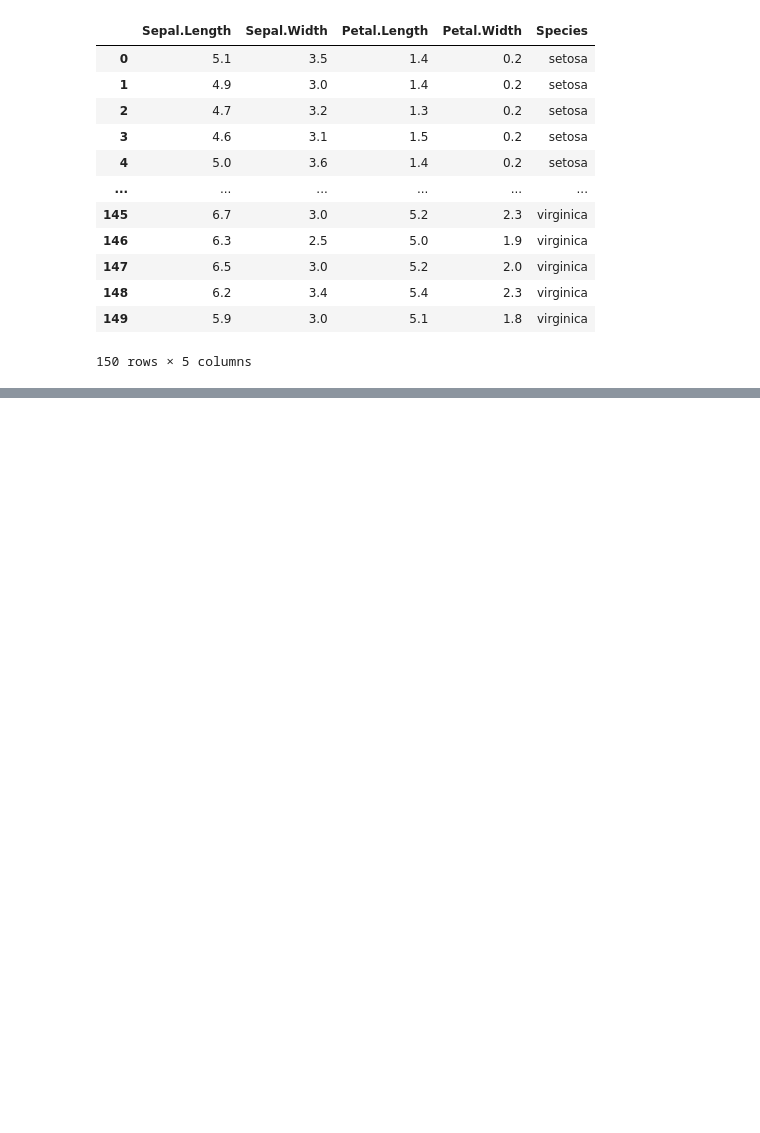
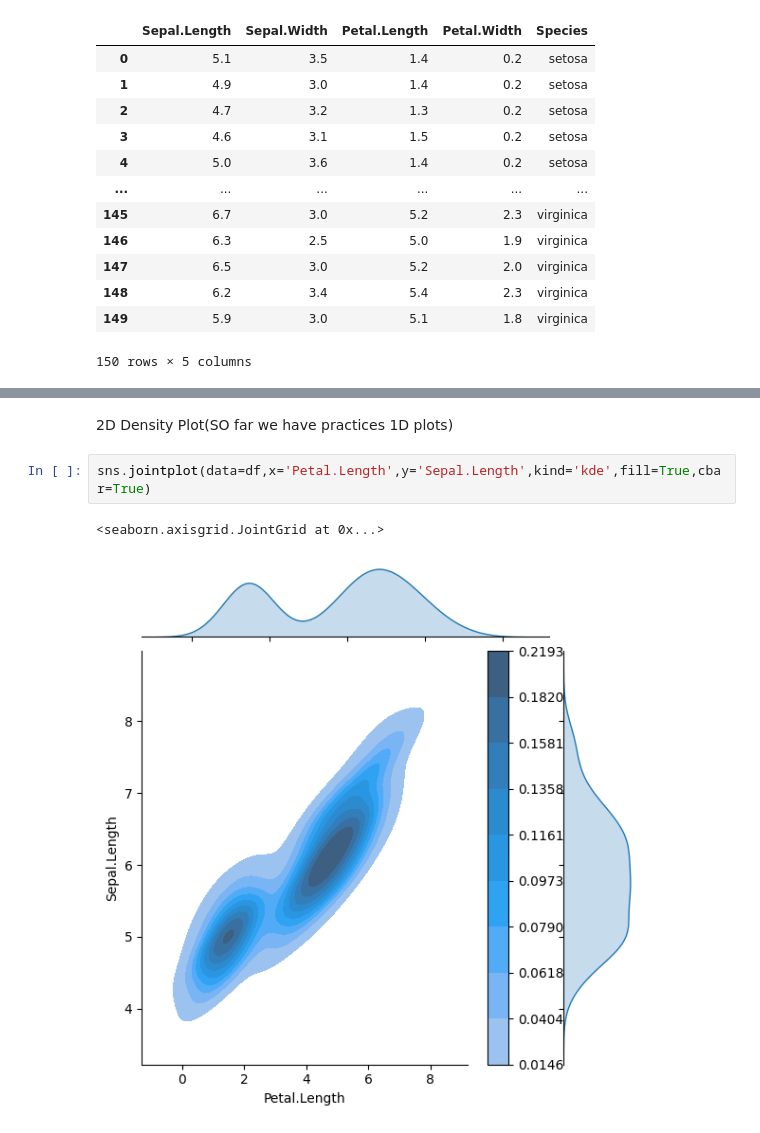
Before and after one commit to rahuulsharmaa/DataScience_Practice, a Jupyter notebook: practice-4.ipynb, the cells around one changed output, grey strips where cells are left out. Saved outputs shown, nothing was run; the diff lists cells and outputs as text; blank space fills up the shorter version.

Commit message:
Practiced Statistics(ND)

```diff
--- a/practice-4.ipynb
+++ b/practice-4.ipynb
@@ -52,0 +85,7 @@ kdeplot(data=df,x='Petal.Width',hue='Species',fill=True)
+# %% [markdown]
+2D Density Plot(SO far we have practices 1D plots)
+# %%
+sns.jointplot(data=df,x='Petal.Length',y='Sepal.Length',kind='kde',fill=True,cbar=True)
+# %% [output]
+<seaborn.axisgrid.JointGrid at 0x...>
+[figure, added]
```
Also changed, not shown: parts of 14 cells of this notebook, 2 other files.
